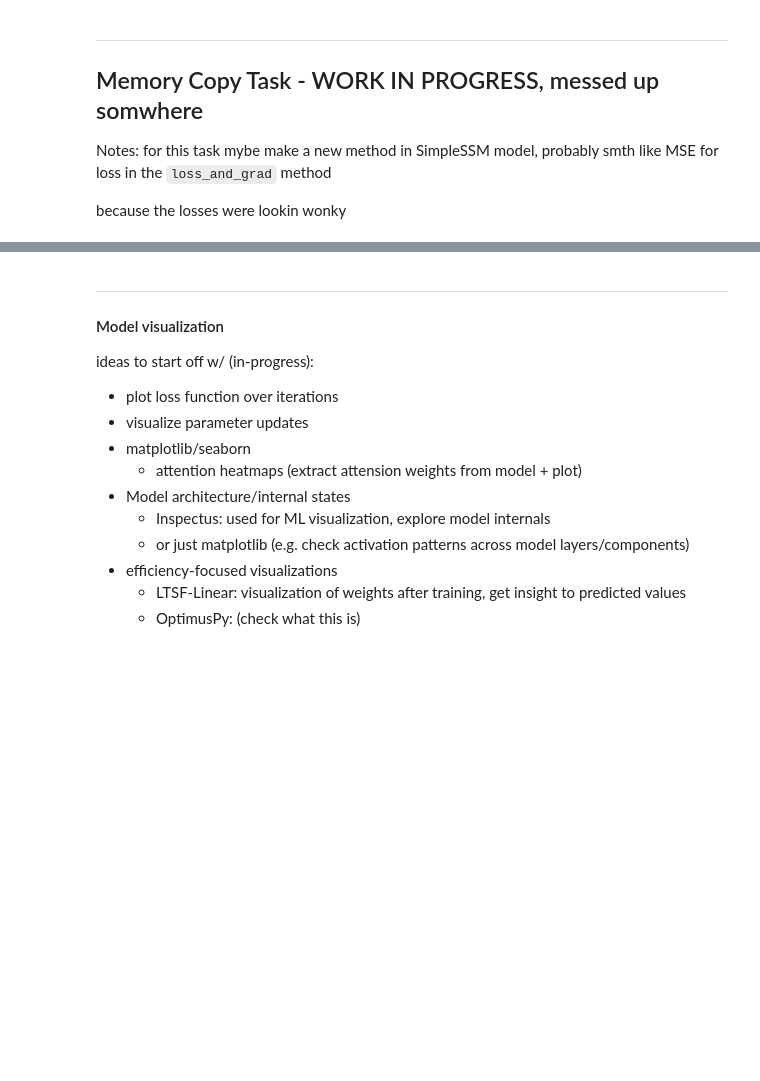
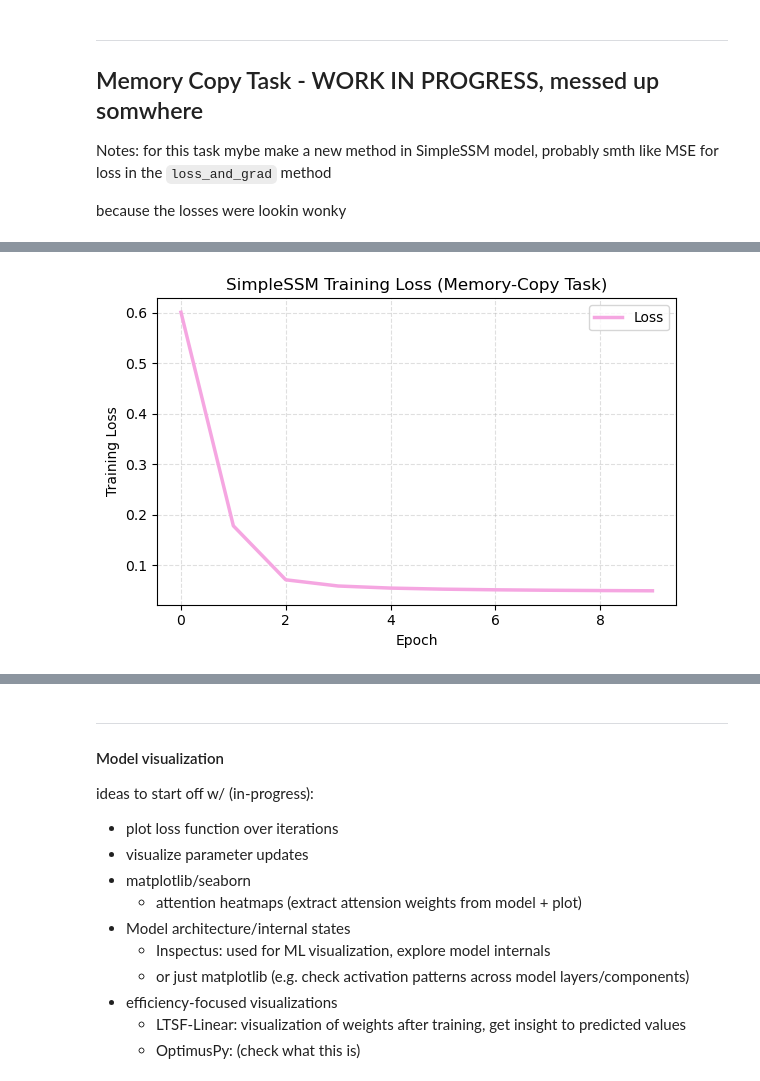
Before and after one commit to dan1oo/Cphy_SSM, a Jupyter notebook: attempt_random.ipynb, the cells around one changed output, grey strips where cells are left out. Drawn from its saved outputs; the diff is of its cells as text; code cells hidden in the pictures; blank space fills up the shorter version.

```diff
--- a/attempt_random.ipynb
+++ b/attempt_random.ipynb
@@ -229,3 +237,15 @@ KeyboardInterrupt:
+# %%
+plt.figure(figsize=(6,4))
+plt.plot(train_losses, color='#F5A6E1', linewidth=2.5, label='Loss')
+plt.xlabel('Epoch')
+plt.ylabel('Training Loss')
+plt.title('SimpleSSM Training Loss (Memory-Copy Task)')
+plt.grid(alpha=0.4, linestyle='--')
+plt.tight_layout()
+plt.legend()
+plt.show()
+# %% [output]
+[figure, added]
 # %%
 # eval on test set
 
```
Also changed, not shown: parts of 3 cells of this notebook, 1 other file.
